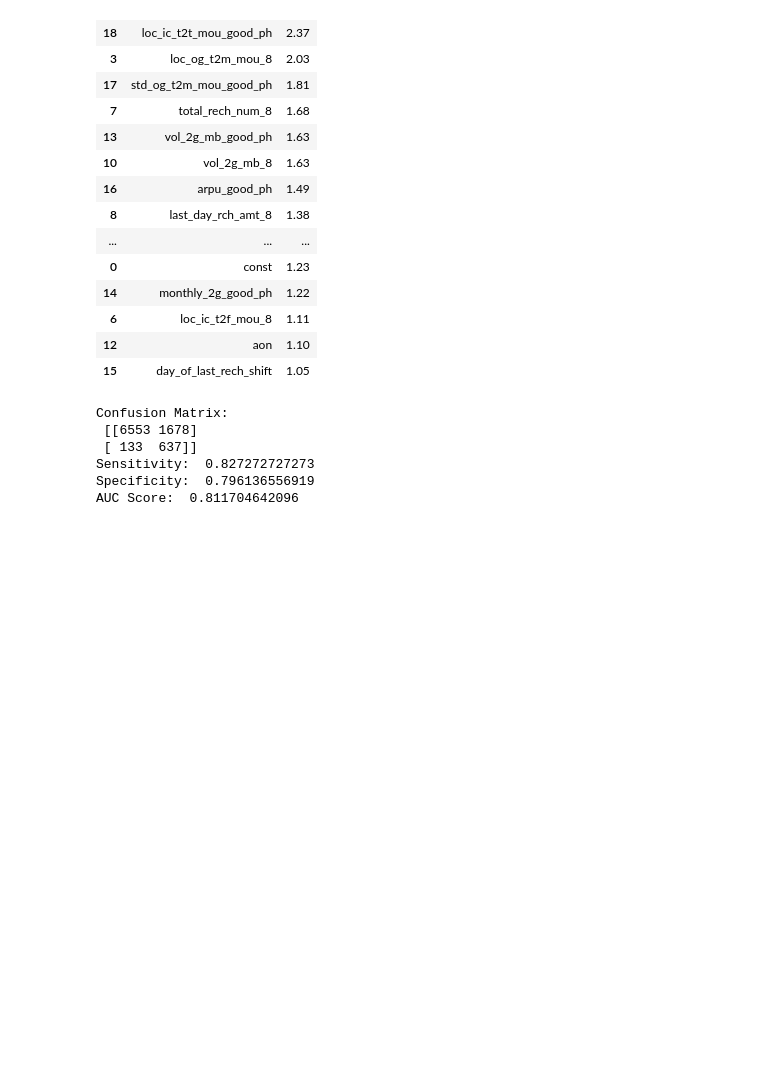
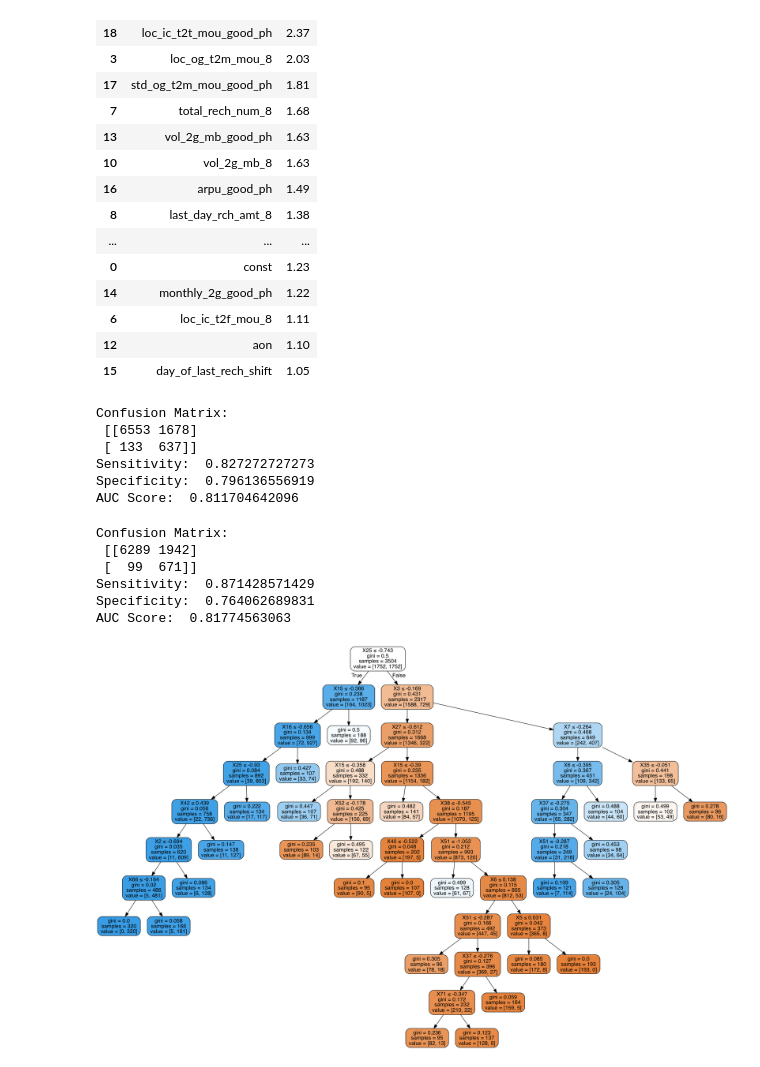
Before and after one commit to saad1504/Telecom_Churn_Case_Study, a Jupyter notebook: Telecom_Churn_Modelling_VM.ipynb, the cells around one changed output. Drawn from its saved outputs; the diff is of its cells as text; code cells hidden in the pictures; blank space fills up the shorter version.

Commit message:
Adding predictors

```diff
--- a/Telecom_Churn_Modelling_VM.ipynb
+++ b/Telecom_Churn_Modelling_VM.ipynb
@@ -1832,0 +1871,25 @@ AUC Score:  0.811704642096
+# %%
+from sklearn.tree import export_graphviz
+from sklearn.externals.six import StringIO
+from IPython.display import Image
+import pydotplus
+
+
+dtree=DecisionTreeClassifier(**grid_search_best_params_)
+dtree.fit(X_mju, y_mju)
+printMetrics(y_test, dtree.predict(X_test))
+
+dot_data = StringIO()
+export_graphviz(dtree, out_file=dot_data,
+                filled=True, rounded=True,
+                special_characters=True)
+graph = pydotplus.graph_from_dot_data(dot_data.getvalue())
+Image(graph.create_png())
+# %% [output]
+Confusion Matrix:
+ [[6289 1942]
+ [  99  671]]
+Sensitivity:  0.871428571429
+Specificity:  0.764062689831
+AUC Score:  0.81774563063
+[figure, added]
```
Also changed, not shown: parts of 6 cells of this notebook.
